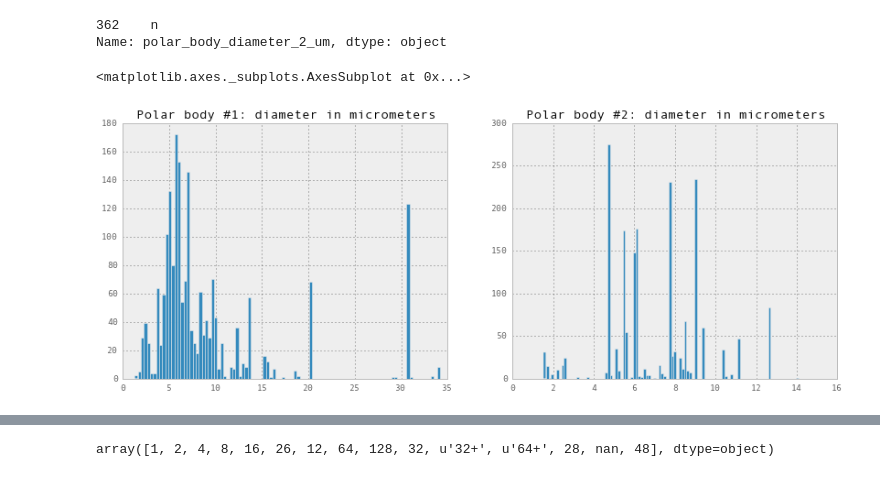
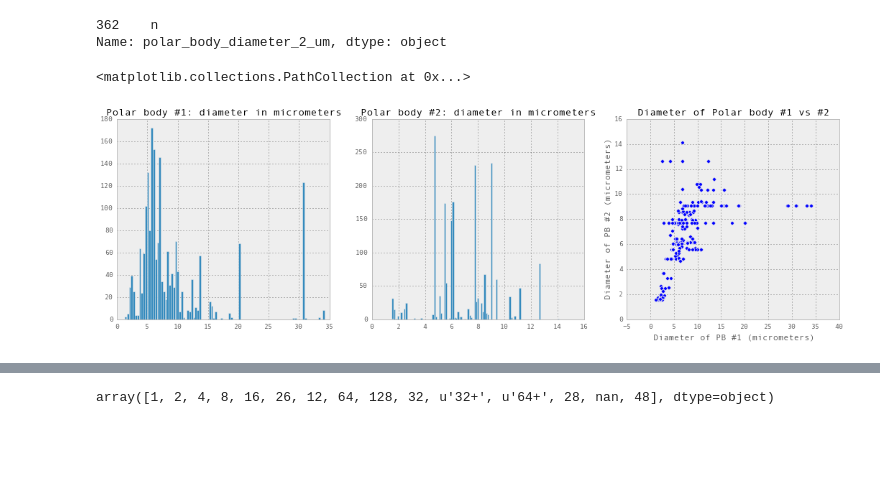
Before and after one commit to emmaggie/SPINDLE_ZOO, a Jupyter notebook: SEPTEMBER_2014/Marina_September_spindle_zoo.ipynb, the cells around one changed output, grey strips where cells are left out. Cells and saved outputs as stored; diff of their text form; code cells hidden in the pictures; blank space fills up the shorter version.

```diff
--- a/SEPTEMBER_2014/Marina_September_spindle_zoo.ipynb
+++ b/SEPTEMBER_2014/Marina_September_spindle_zoo.ipynb
@@ -360,16 +360,23 @@ df2.polar_body_diameter_2_um.replace(('nan',np.nan),inplace=True)
 df2.polar_body_diameter_2_um.replace(('n',np.nan),inplace=True)
 # %%
 #http://nbviewer.ipython.org/github/jrjohansson/scientific-python-lectures/blob/master/Lecture-4-Matplotlib.ipynb
-fig, axs = plt.subplots(1,2, figsize=(14,5))
+fig, axs = plt.subplots(1,3, figsize=(18,5))
 ax1=axs[0]
 ax2=axs[1]
+ax3=axs[2]
+
 ax1.set_title("Polar body #1: diameter in micrometers")
 ax2.set_title("Polar body #2: diameter in micrometers")
+ax3.set_title("Diameter of Polar body #1 vs #2")
+ax3.set_xlabel("Diameter of PB #1 (micrometers)")
+ax3.set_ylabel("Diameter of PB #2 (micrometers)")
+
 df2.polar_body_diameter_1_um.hist(ax=axs[0],bins=100)
 df2.polar_body_diameter_2_um.hist(ax=axs[1],bins=100)
+plt.scatter(x=df3.polar_body_diameter_1_um, y=df3.polar_body_diameter_2_um)
 # %% [output]
-<matplotlib.axes._subplots.AxesSubplot at 0x...>
+<matplotlib.collections.PathCollection at 0x...>
-[figure, old version]
+[figure, new version]
 # %%
 df2.head(1)
 # %% [output]
```
Also changed, not shown: parts of 36 cells of this notebook, 1 other file.
